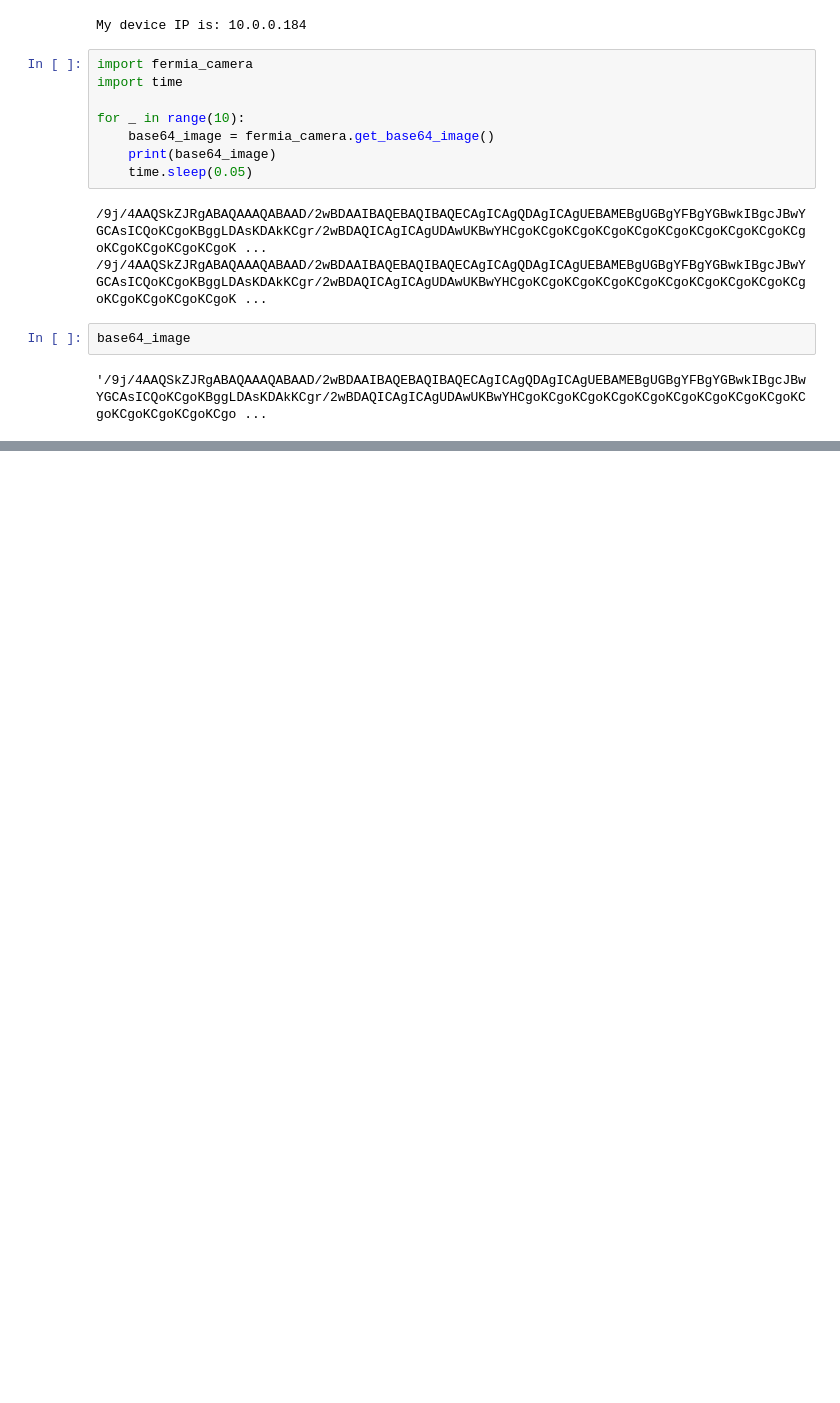
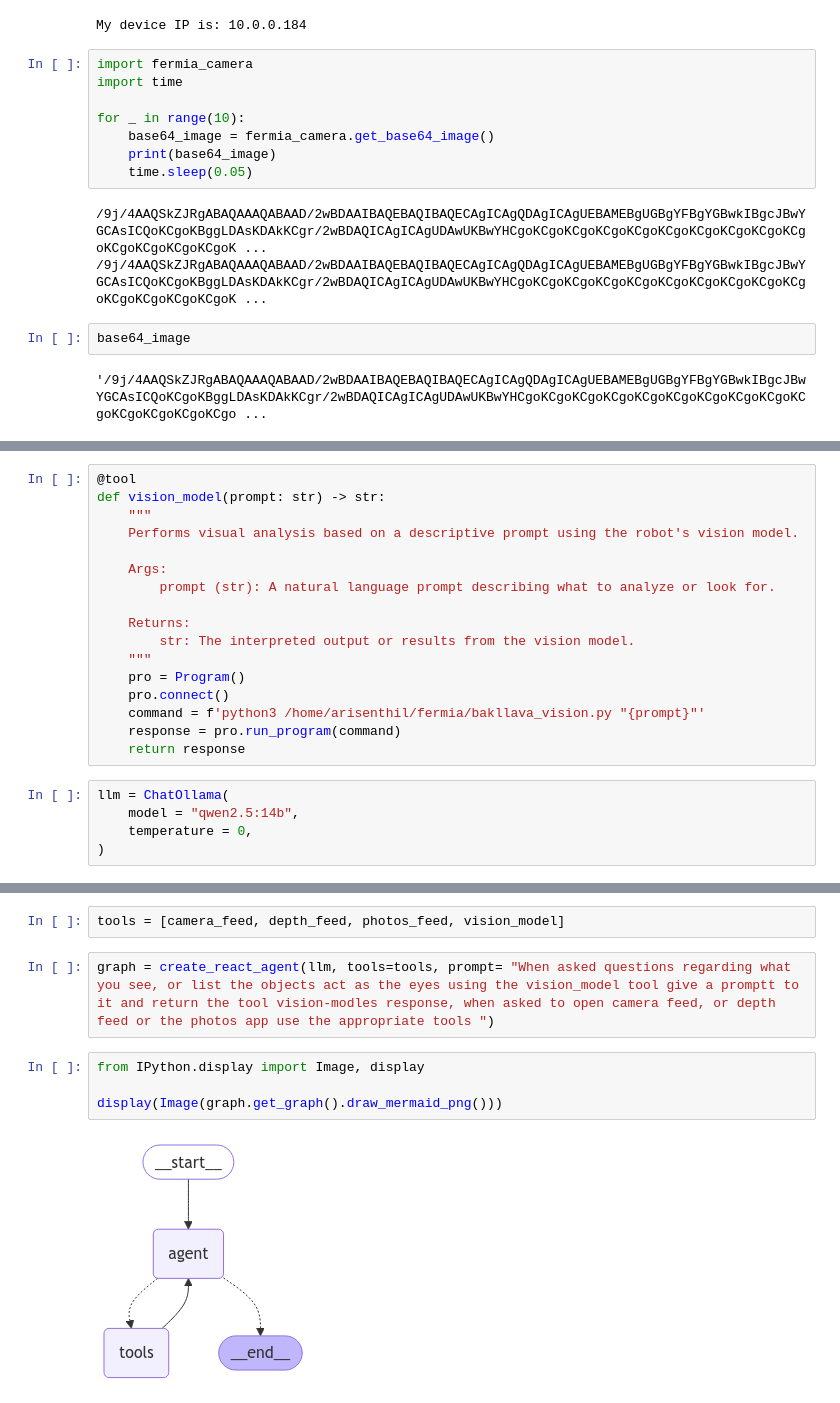
Before and after one commit to AryanSenthil/fermia, a Jupyter notebook: test.ipynb, the cells around one changed output, grey strips where cells are left out. Saved outputs shown, nothing was run; the diff lists cells and outputs as text; blank space fills up the shorter version.

```diff
--- a/test.ipynb
+++ b/test.ipynb
@@ -142,0 +247,22 @@ base64_image
+# %%
+@tool
+def vision_model(prompt: str) -> str:
+    """
+    Performs visual analysis based on a descriptive prompt using the robot's vision model.
+
+    Args:
+        prompt (str): A natural language prompt describing what to analyze or look for.
+
+    Returns:
+        str: The interpreted output or results from the vision model.
+    """
+    pro = Program()
+    pro.connect()
+    command = f'python3 /home/arisenthil/fermia/bakllava_vision.py "{prompt}"'
+    response = pro.run_program(command)
+    return response
+# %%
+llm = ChatOllama(
+    model = "qwen2.5:14b",
+    temperature = 0,
+)
@@ -142,0 +279,10 @@ base64_image
+# %%
+tools = [camera_feed, depth_feed, photos_feed, vision_model]
+# %%
+graph = create_react_agent(llm, tools=tools, prompt= "When asked questions regarding what you see, or list the objects act as the eyes using the vision_model tool give a promptt to it and return the tool vision-modles response, when asked to open camera feed, or depth feed or the photos app use the appropriate tools ")
+# %%
+from IPython.display import Image, display
+
+display(Image(graph.get_graph().draw_mermaid_png()))
+# %% [output]
+[figure, added]
```
Also changed, not shown: parts of 10 cells of this notebook, 13 other files.
